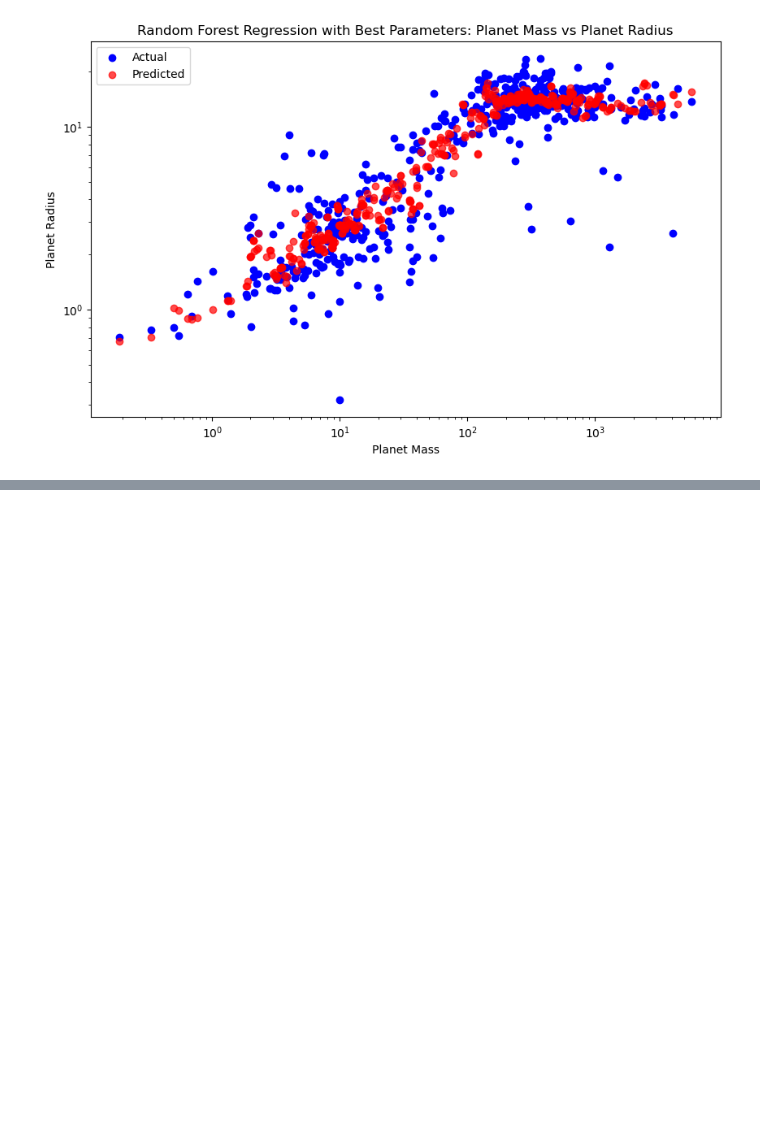
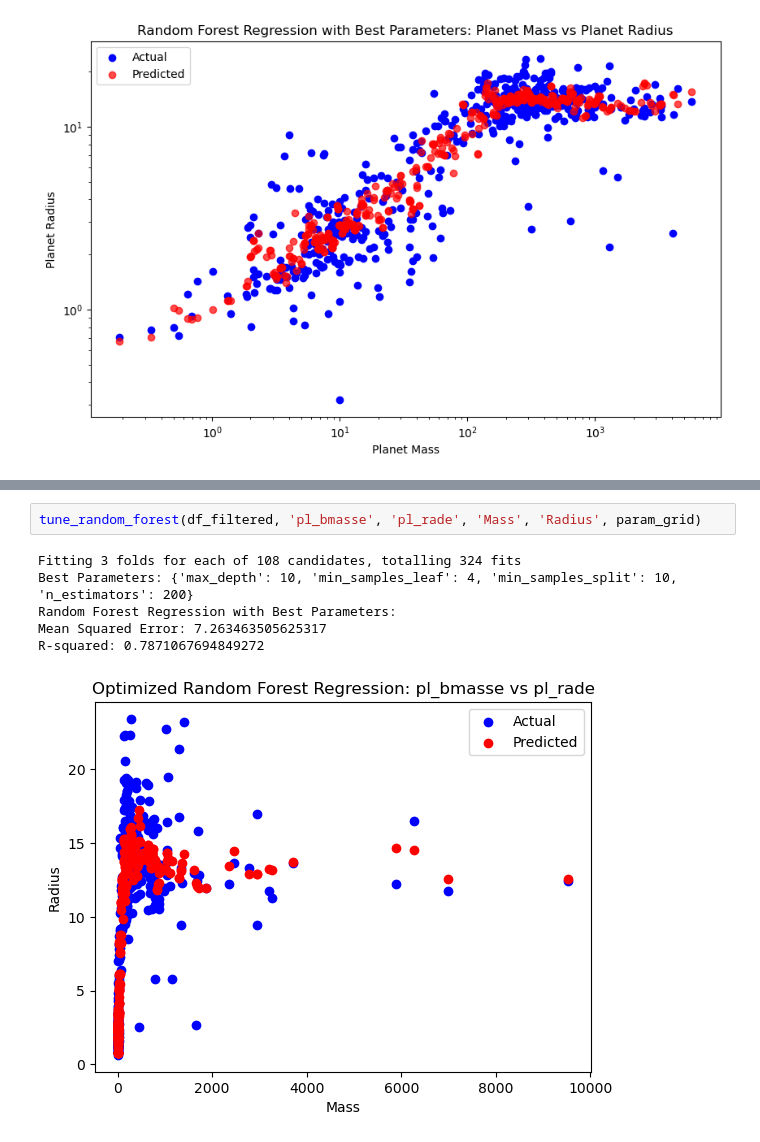
Before and after one commit to Columbia-Astronomy-4260/astr-4260-Juliahaynes777, a Jupyter notebook: Final Project/Data Observation .ipynb, the cells around one changed output, grey strips where cells are left out. Saved outputs shown, nothing was run; the diff lists cells and outputs as text; blank space fills up the shorter version.

```diff
--- a/Final Project/Data Observation .ipynb
+++ b/Final Project/Data Observation .ipynb
@@ -625,0 +779,9 @@ R-squared: 0.7777856930712852
+# %%
+tune_random_forest(df_filtered, 'pl_bmasse', 'pl_rade', 'Mass', 'Radius', param_grid)
+# %% [output]
+Fitting 3 folds for each of 108 candidates, totalling 324 fits
+Best Parameters: {'max_depth': 10, 'min_samples_leaf': 4, 'min_samples_split': 10, 'n_estimators': 200}
+Random Forest Regression with Best Parameters:
+Mean Squared Error: 7.263463505625317
+R-squared: 0.7871067694849272
+[figure, added]
```
Also changed, not shown: parts of 17 cells of this notebook, 1 other file.
